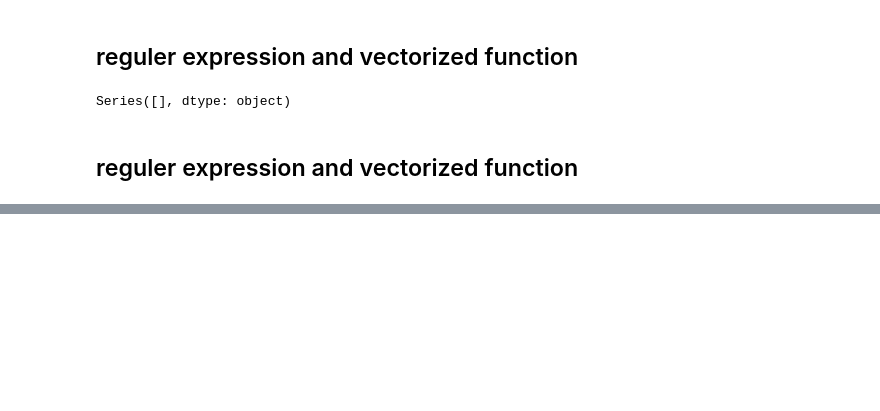
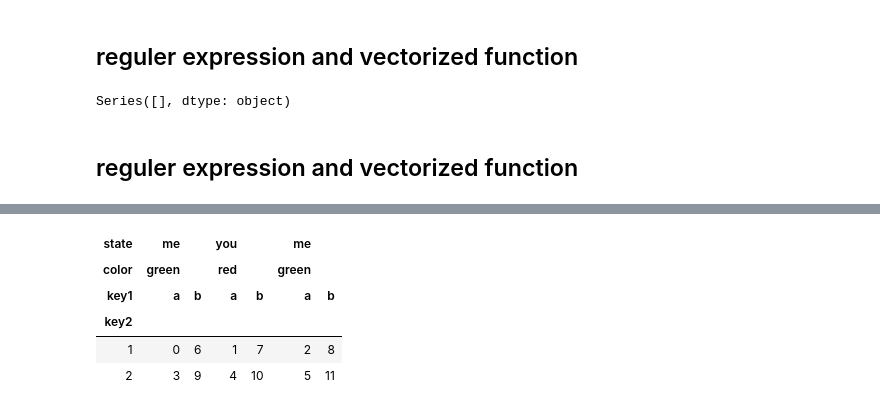
Before and after one commit to 1zulkifel/Data_science, a Jupyter notebook: Data_cleaning_and_Prep.ipynb, the cells around one changed output, grey strips where cells are left out. Saved outputs shown, nothing was run; the diff lists cells and outputs as text; code cells hidden in the pictures; blank space fills up the shorter version.

```diff
--- a/Data_cleaning_and_Prep.ipynb
+++ b/Data_cleaning_and_Prep.ipynb
@@ -260,0 +364,3 @@ df_pivit.stack()
+# %%
+dfhswp=dfh.swaplevel('key1','key2')
+dfhswp
@@ -260,0 +375,9 @@ df_pivit.stack()
+# %%
+dfhswp.unstack()
+# %% [output]
+| state | me |  | you |  | me |  |
+| color | green |  | red |  | green |  |
+| key1 | a | b | a | b | a | b |
+| key2 |  |  |  |  |  |  |
+| 1 | 0 | 6 | 1 | 7 | 2 | 8 |
+| 2 | 3 | 9 | 4 | 10 | 5 | 11 |
```
Also changed, not shown: parts of 34 cells of this notebook.
